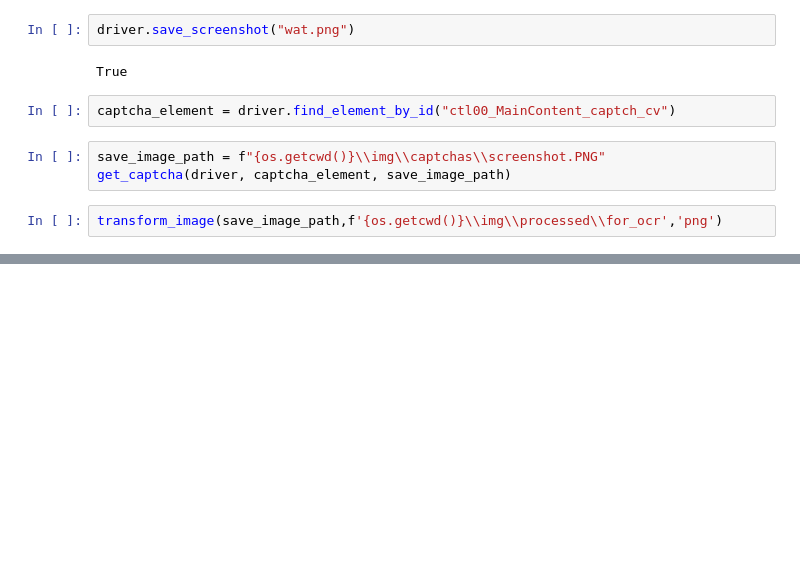
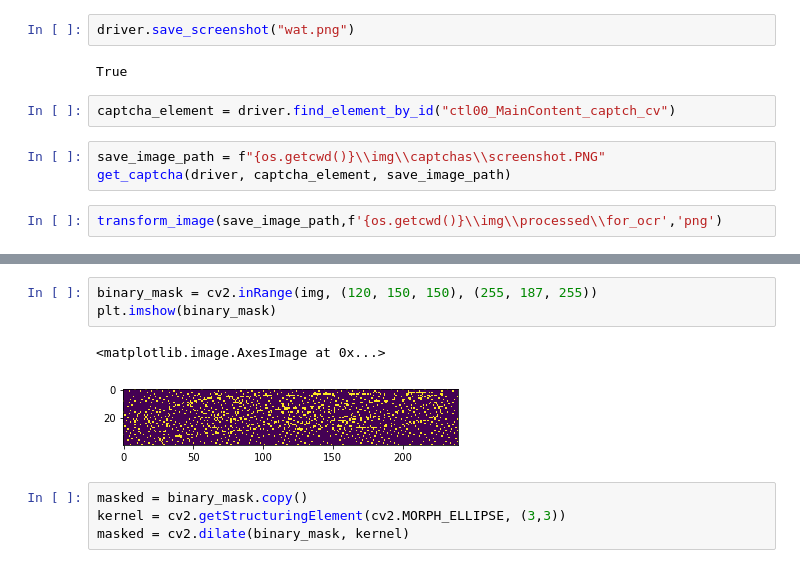
Before and after one commit to jchudb93/opencv-tutorials, a Jupyter notebook: src/notebooks/selenium_scraping.ipynb, the cells around one changed output, grey strips where cells are left out. Cells and saved outputs as stored; diff of their text form; blank space fills up the shorter version.

```diff
--- a/src/notebooks/selenium_scraping.ipynb
+++ b/src/notebooks/selenium_scraping.ipynb
@@ -65,0 +79,10 @@ transform_image(save_image_path,f'{os.getcwd()}\\img\\processed\\for_ocr','png')
+# %%
+binary_mask = cv2.inRange(img, (120, 150, 150), (255, 187, 255))
+plt.imshow(binary_mask)
+# %% [output]
+<matplotlib.image.AxesImage at 0x...>
+[figure, added]
+# %%
+masked = binary_mask.copy()
+kernel = cv2.getStructuringElement(cv2.MORPH_ELLIPSE, (3,3))
+masked = cv2.dilate(binary_mask, kernel)
```
Also changed, not shown: parts of 15 cells of this notebook, 1 other file.
